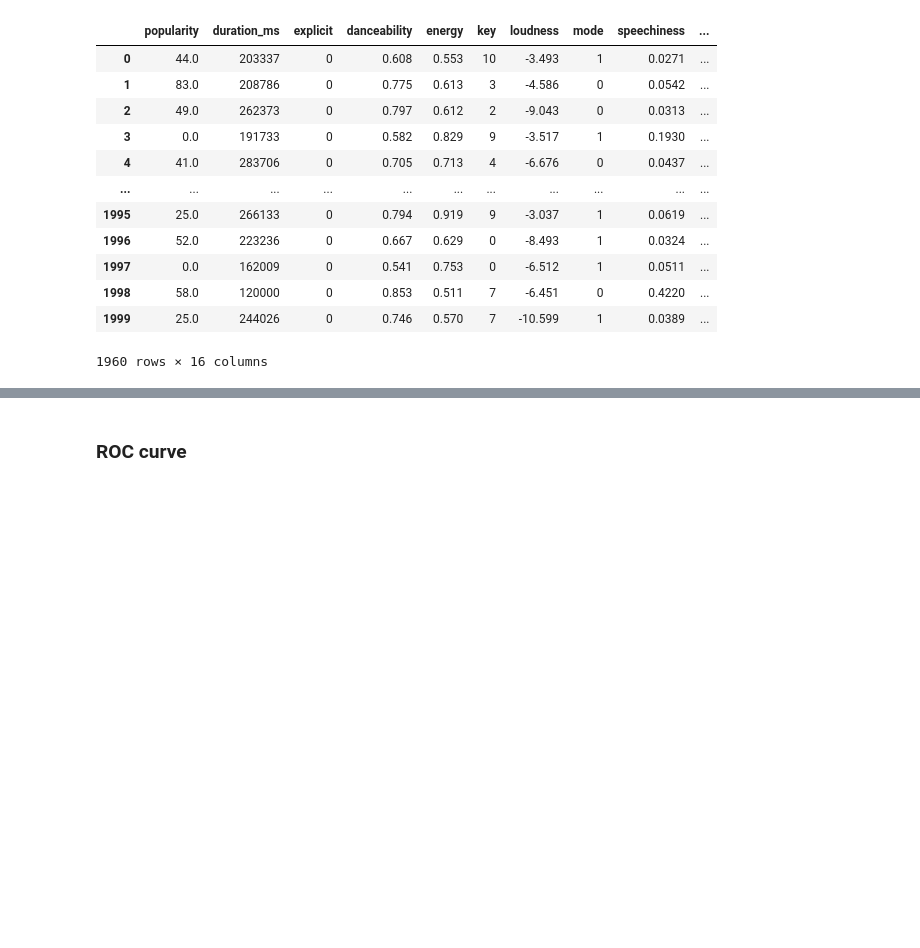
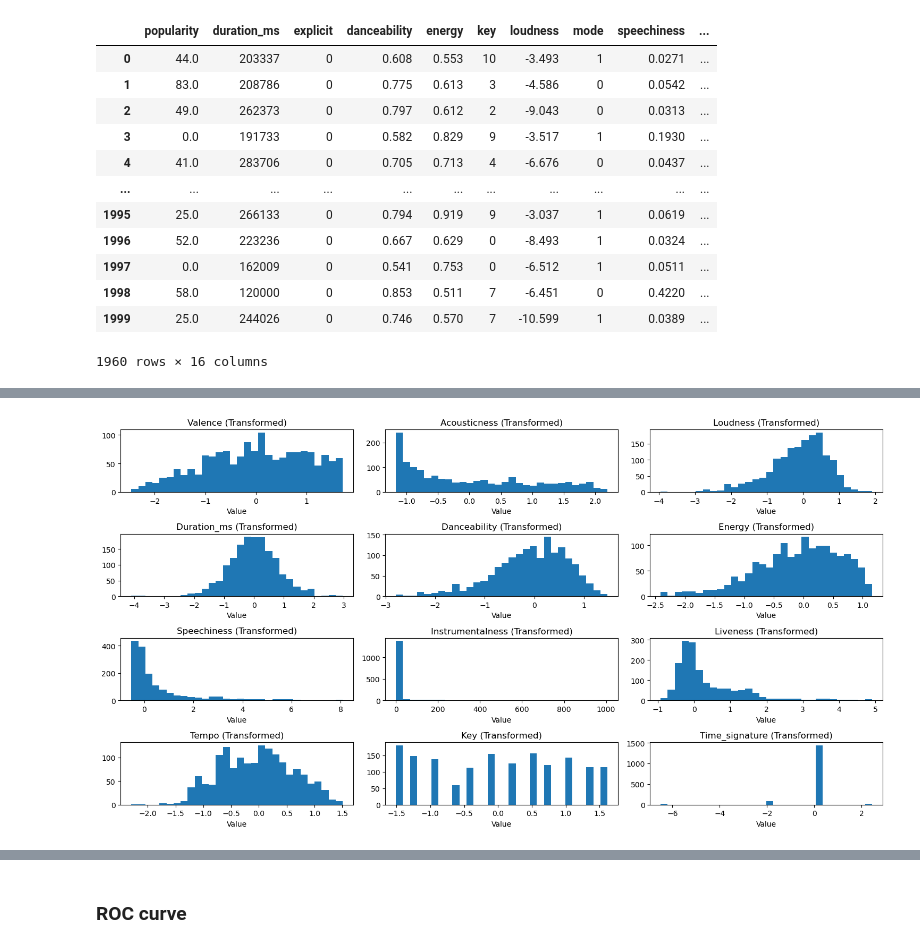
Before and after one commit to SamuelHellqvist/CS4168-DATA-MINING-UL----Project, a Jupyter notebook: classifiers.ipynb, the cells around one changed output, grey strips where cells are left out. Saved outputs shown, nothing was run; the diff lists cells and outputs as text; code cells hidden in the pictures; blank space fills up the shorter version.

```diff
--- a/classifiers.ipynb
+++ b/classifiers.ipynb
@@ -178,0 +170,8 @@ ColumnTransformer(remainder='passthrough',
+# %%
+# Put transformed values into a dataframe
+feature_names = preprocess_pipeline.get_feature_names_out()
+df_transformed = pd.DataFrame(
+    preprocessing_results,
+    columns=feature_names
+)
+df_transformed
@@ -179,3 +192,57 @@ ColumnTransformer(remainder='passthrough',
+# %%
+# Plot the TRANSFORMED data (not 0/1 values)
+fig, axes = plt.subplots(4, 3, figsize=(15, 8))
+axes[0, 0].hist(df_transformed['no_outliers__valence'], bins=30)
+axes[0, 0].set_title('Valence (Transformed)')
+axes[0, 0].set_xlabel('Value')
+
+axes[0, 1].hist(df_transformed['no_outliers__acousticness'], bins=30)
+axes[0, 1].set_title('Acousticness (Transformed)')
+axes[0, 1].set_xlabel('Value')
+
+axes[0, 2].hist(df_transformed['outliers_neg__loudness'], bins=30)
+axes[0, 2].set_title('Loudness (Transformed)')
+axes[0, 2].set_xlabel('Value')
+
+axes[1, 0].hist(df_transformed['outliers_pos__duration_ms'], bins=30)
+axes[1, 0].set_title('Duration_ms (Transformed)')
+axes[1, 0].set_xlabel('Value')
+
+axes[1, 1].hist(df_transformed['outliers_pos__danceability'], bins=30)
+axes[1, 1].set_title('Danceability (Transformed)')
+axes[1, 1].set_xlabel('Value')
+
+axes[1, 2].hist(df_transformed['outliers_pos__energy'], bins=30)
+axes[1, 2].set_title('Energy (Transformed)')
+axes[1, 2].set_xlabel('Value')
+
+axes[2, 0].hist(df_transformed['outliers_pos__speechiness'], bins=30)
+axes[2, 0].set_title('Speechiness (Transformed)')
+axes[2, 0].set_xlabel('Value')
+
+axes[2, 1].hist(df_transformed['outliers_pos__instrumentalness'], bins=30)
+axes[2, 1].set_title('Instrumentalness (Transformed)')
+axes[2, 1].set_xlabel('Value')
+
+axes[2, 2].hist(df_transformed['outliers_pos__liveness'], bins=30)
+axes[2, 2].set_title('Liveness (Transformed)')
+axes[2, 2].set_xlabel('Value')
+
+axes[3, 0].hist(df_transformed['outliers_pos__tempo'], bins=30)
+axes[3, 0].set_title('Tempo (Transformed)')
+axes[3, 0].set_xlabel('Value')
+
+axes[3, 1].hist(df_transformed['key_time_signature__key'], bins=30)
+axes[3, 1].set_title('Key (Transformed)')
+axes[3, 1].set_xlabel('Value')
+
+axes[3, 2].hist(df_transformed['key_time_signature__time_signature'], bins=30)
+axes[3, 2].set_title('Time_signature (Transformed)')
+axes[3, 2].set_xlabel('Value')
+plt.tight_layout()
+plt.show()
+# %% [output]
+[figure, added]
 # %%
 # Cross-validation
 cv = StratifiedKFold(n_splits=10, shuffle=True, random_state=42)
```
Also changed, not shown: parts of 22 cells of this notebook.
